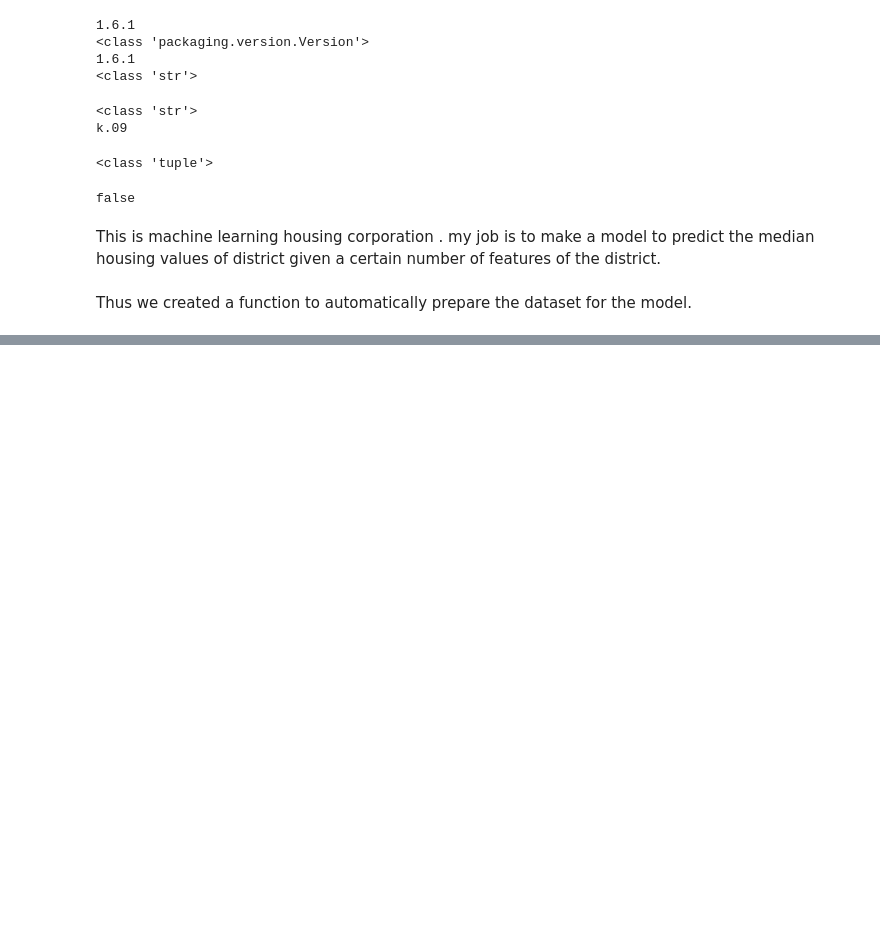
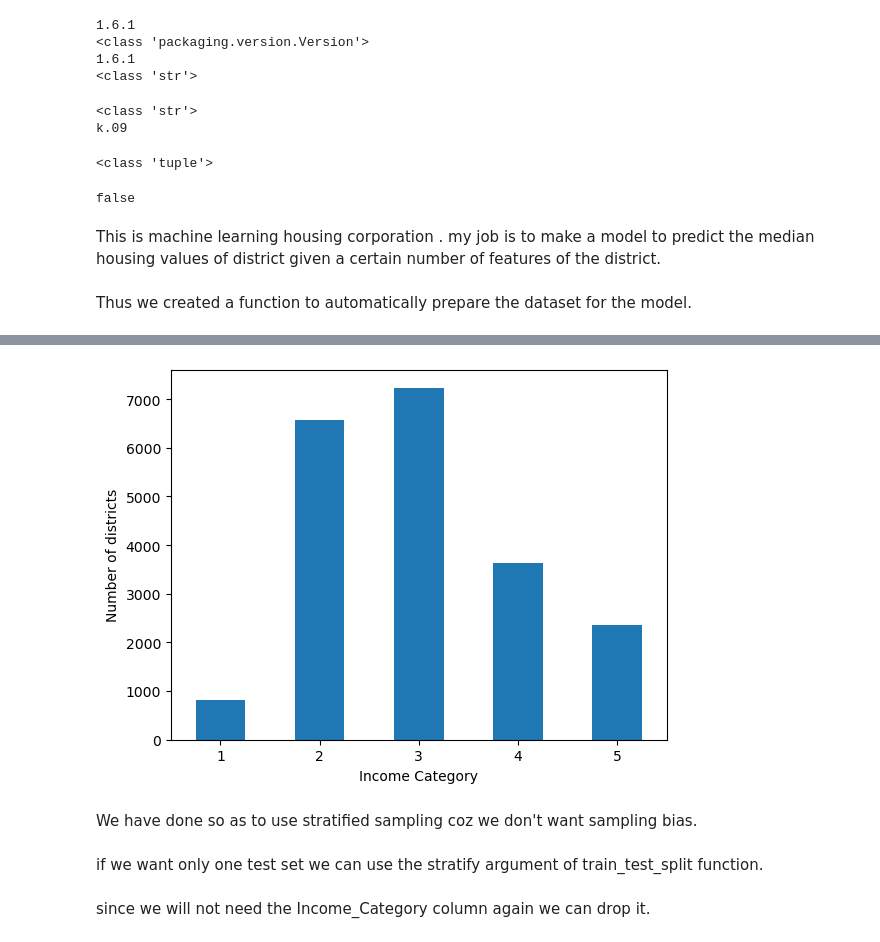
Before and after one commit to wwhz2-rpm/example_model, a Jupyter notebook: mY_fIRST_mODEL.ipynb, the cells around one changed output, grey strips where cells are left out. Cells and saved outputs as stored; diff of their text form; code cells hidden in the pictures; blank space fills up the shorter version.

```diff
--- a/mY_fIRST_mODEL.ipynb
+++ b/mY_fIRST_mODEL.ipynb
@@ -81,0 +182,4 @@ Thus we created a function to automatically prepare the dataset for the model.
+# %%
+Housing["Income_Category"] = pd.cut(Housing["median_income"] ,bins=[0,1.5,3.0,4.5,6.0,np.inf] , labels=[1,2,3,4,5])
+#Housing["Income_Category"].value_counts()
+Housing["Income_Category"].value_counts().sort_index()
@@ -81,0 +194,9 @@ Thus we created a function to automatically prepare the dataset for the model.
+# %%
+Housing["Income_Category"].value_counts().sort_index().plot.bar(rot=0, grid=False)
+plt.xlabel("Income Category")
+plt.ylabel("Number of districts")
+plt.show()
+# %% [output]
+[figure, added]
+# %% [markdown]
+We have done so as to use stratified sampling coz we don't want sampling bias.
@@ -81,0 +214,2 @@ Thus we created a function to automatically prepare the dataset for the model.
+# %% [markdown]
+if we want only one test set we can use the stratify argument of train_test_split function.
@@ -81,0 +218,2 @@ Thus we created a function to automatically prepare the dataset for the model.
+# %% [markdown]
+since we will not need the Income_Category column again we can drop it.
```
Also changed, not shown: parts of 18 cells of this notebook.
